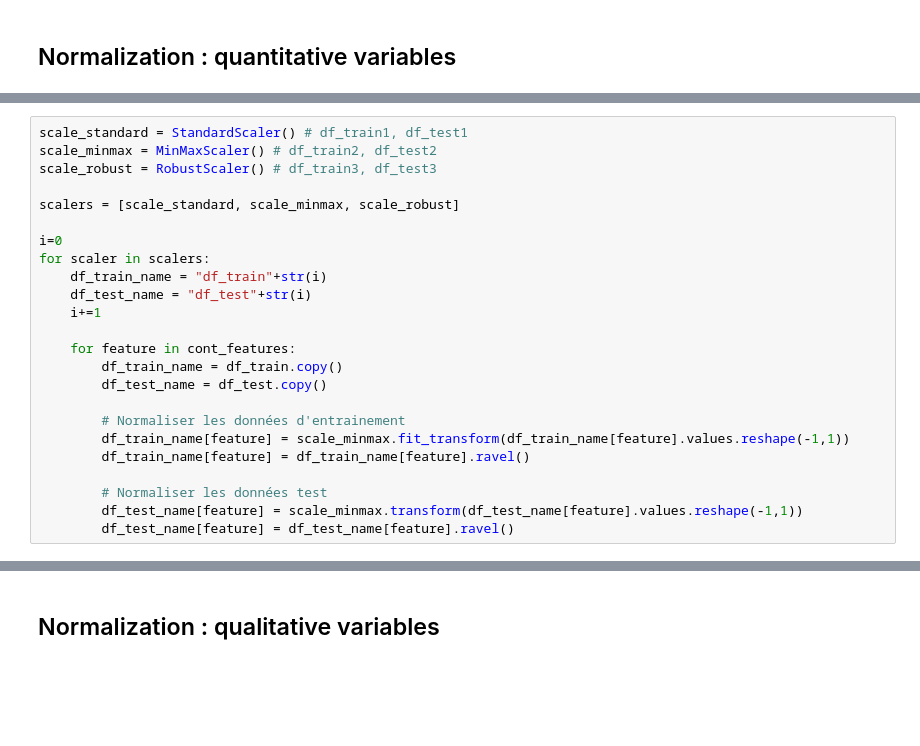
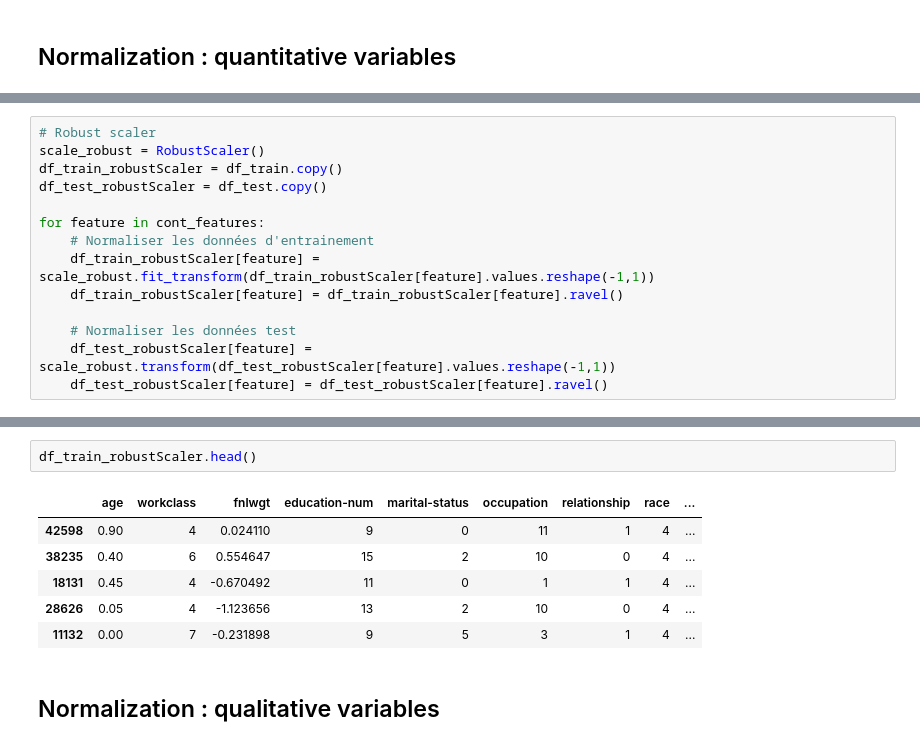
Before and after one commit to jrafei/income-prediction, a Jupyter notebook: notebooks/data_preprocessing.ipynb, the cells around one changed output, grey strips where cells are left out. Cells and saved outputs as stored; diff of their text form; blank space fills up the shorter version.

```diff
--- a/notebooks/data_preprocessing.ipynb
+++ b/notebooks/data_preprocessing.ipynb
@@ -263,24 +267,14 @@ for feature in cont_features:
 # %%
-scale_standard = StandardScaler() # df_train1, df_test1
-scale_minmax = MinMaxScaler() # df_train2, df_test2
-scale_robust = RobustScaler() # df_train3, df_test3
+# Robust scaler
+scale_robust = RobustScaler()
+df_train_robustScaler = df_train.copy()
+df_test_robustScaler = df_test.copy()
 
-scalers = [scale_standard, scale_minmax, scale_robust]
+for feature in cont_features:
+    # Normaliser les données d'entrainement
+    df_train_robustScaler[feature] = scale_robust.fit_transform(df_train_robustScaler[feature].values.reshape(-1,1))
+    df_train_robustScaler[feature] = df_train_robustScaler[feature].ravel()
 
-i=0
-for scaler in scalers:
-    df_train_name = "df_train"+str(i)
-    df_test_name = "df_test"+str(i)
-    i+=1
-
-    for feature in cont_features:
-        df_train_name = df_train.copy()
-        df_test_name = df_test.copy()
-
-        # Normaliser les données d'entrainement
-        df_train_name[feature] = scale_minmax.fit_transform(df_train_name[feature].values.reshape(-1,1))
-        df_train_name[feature] = df_train_name[feature].ravel()
-
-        # Normaliser les données test
-        df_test_name[feature] = scale_minmax.transform(df_test_name[feature].values.reshape(-1,1))
-        df_test_name[feature] = df_test_name[feature].ravel()
+    # Normaliser les données test
+    df_test_robustScaler[feature] = scale_robust.transform(df_test_robustScaler[feature].values.reshape(-1,1))
+    df_test_robustScaler[feature] = df_test_robustScaler[feature].ravel()
@@ -301,3 +299,12 @@ df_train.head(10)
+# %%
+df_train_robustScaler.head()
+# %% [output]
+|  | age | workclass | fnlwgt | education-num | marital-status | occupation | relationship | race | ... |
+| 42598 | 0.90 | 4 | 0.024110 | 9 | 0 | 11 | 1 | 4 | ... |
+| 38235 | 0.40 | 6 | 0.554647 | 15 | 2 | 10 | 0 | 4 | ... |
+| 18131 | 0.45 | 4 | -0.670492 | 11 | 0 | 1 | 1 | 4 | ... |
+| 28626 | 0.05 | 4 | -1.123656 | 13 | 2 | 10 | 0 | 4 | ... |
+| 11132 | 0.00 | 7 | -0.231898 | 9 | 5 | 3 | 1 | 4 | ... |
 # %% [markdown]
 ##  Normalization : qualitative variables
 # %%
```
Also changed, not shown: parts of 10 cells of this notebook, 3 other files.
